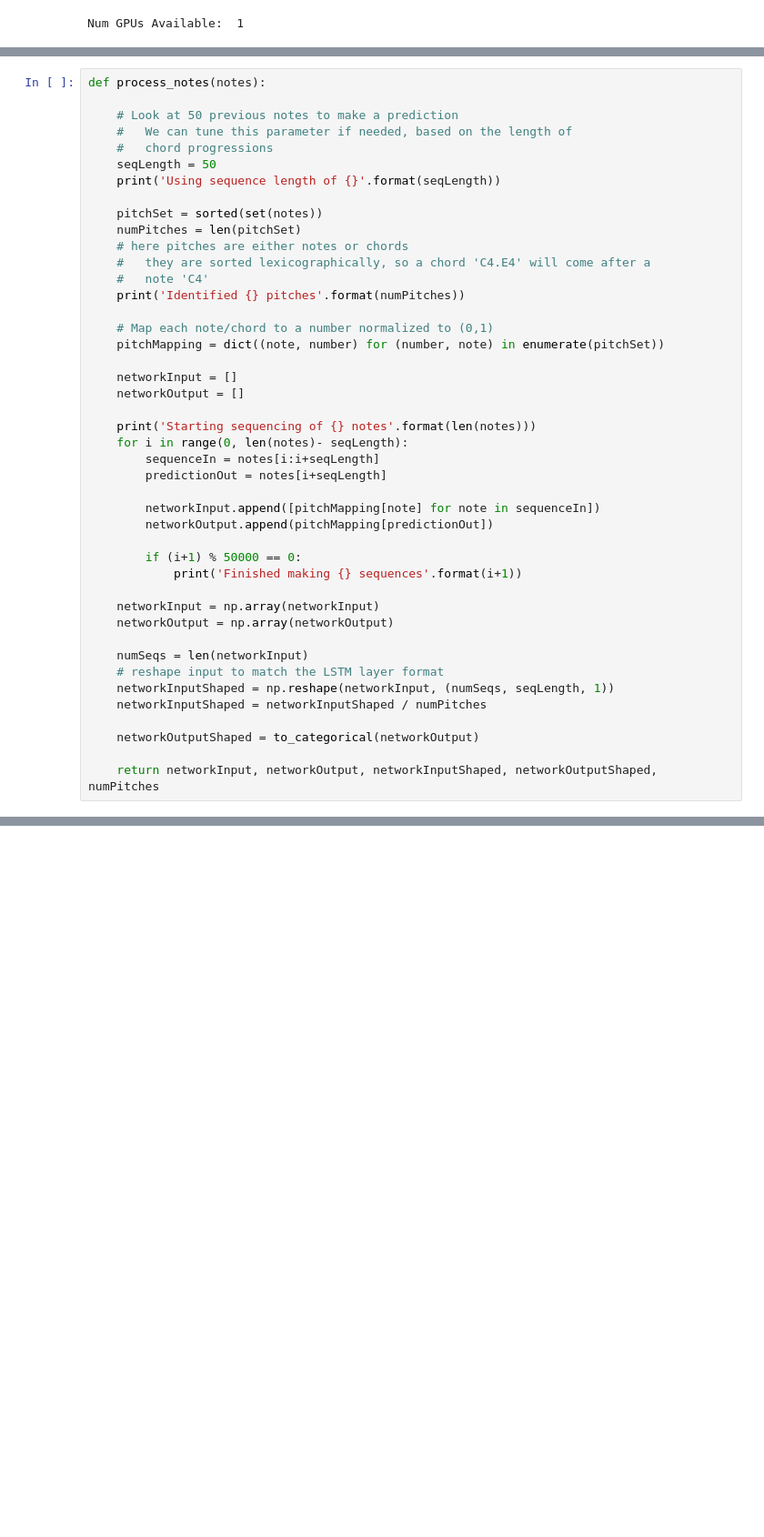
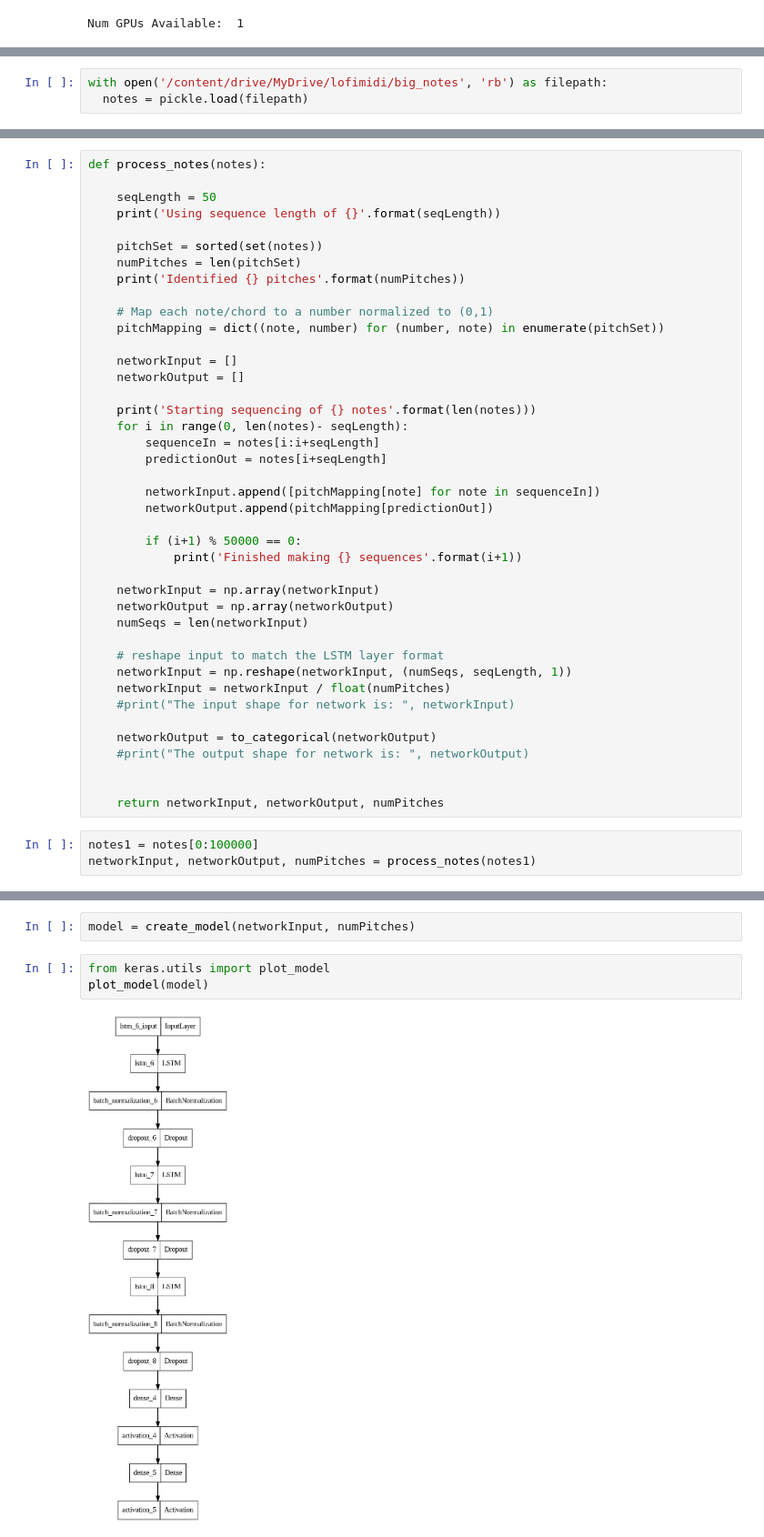
Before and after one commit to Kraken2003/Lofi-Gen, a Jupyter notebook: LofiGen.ipynb, the cells around one changed output, grey strips where cells are left out. Shown at 91% size. Saved outputs shown, nothing was run; the diff lists cells and outputs as text; blank space fills up the shorter version.

```diff
--- a/LofiGen.ipynb
+++ b/LofiGen.ipynb
@@ -41,0 +22,3 @@ print(len(notes))
+# %%
+with open('/content/drive/MyDrive/lofimidi/big_notes', 'rb') as filepath:
+  notes = pickle.load(filepath)
@@ -46,17 +37,11 @@ notes[0:10]
 # %%
 def process_notes(notes):
 
-    # Look at 50 previous notes to make a prediction
-    #   We can tune this parameter if needed, based on the length of
-    #   chord progressions
     seqLength = 50
     print('Using sequence length of {}'.format(seqLength))
 
     pitchSet = sorted(set(notes))
     numPitches = len(pitchSet)
-    # here pitches are either notes or chords
-    #   they are sorted lexicographically, so a chord 'C4.E4' will come after a
-    #   note 'C4'
     print('Identified {} pitches'.format(numPitches))
 
     # Map each note/chord to a number normalized to (0,1)
@@ -78,12 +63,18 @@ def process_notes(notes):
 
     networkInput = np.array(networkInput)
     networkOutput = np.array(networkOutput)
+    numSeqs = len(networkInput)
 
-    numSeqs = len(networkInput)
     # reshape input to match the LSTM layer format
-    networkInputShaped = np.reshape(networkInput, (numSeqs, seqLength, 1))
-    networkInputShaped = networkInputShaped / numPitches
+    networkInput = np.reshape(networkInput, (numSeqs, seqLength, 1))
+    networkInput = networkInput / float(numPitches)
+    #print("The input shape for network is: ", networkInput)
 
-    networkOutputShaped = to_categorical(networkOutput)
+    networkOutput = to_categorical(networkOutput)
+    #print("The output shape for network is: ", networkOutput)
 
-    return networkInput, networkOutput, networkInputShaped, networkOutputShaped, numPitches
+
+    return networkInput, networkOutput, numPitches
+# %%
+notes1 = notes[0:100000]
+networkInput, networkOutput, numPitches = process_notes(notes1)
@@ -122,0 +118,7 @@ def create_model(networkInputShaped,networkOutputShaped,numPitches,num_epochs=30
+# %%
+model = create_model(networkInput, numPitches)
+# %%
+from keras.utils import plot_model
+plot_model(model)
+# %% [output]
+[figure, added]
```
Also changed, not shown: parts of 32 cells of this notebook.
